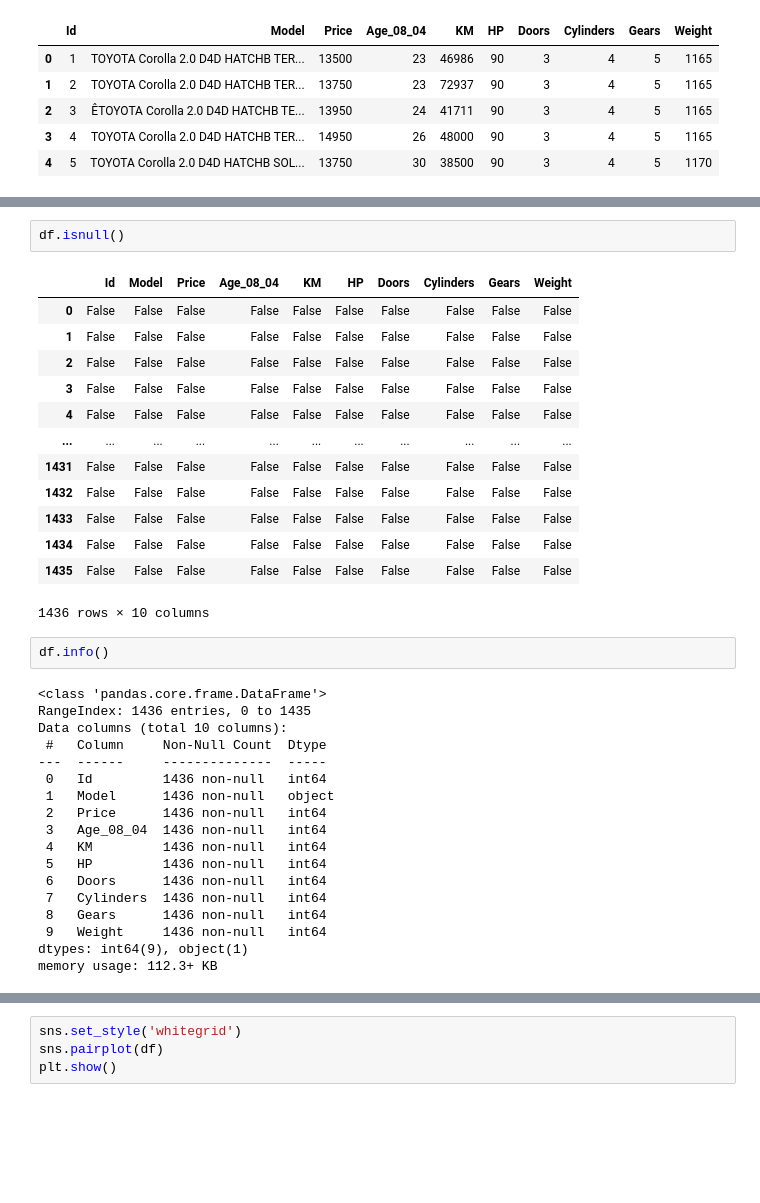
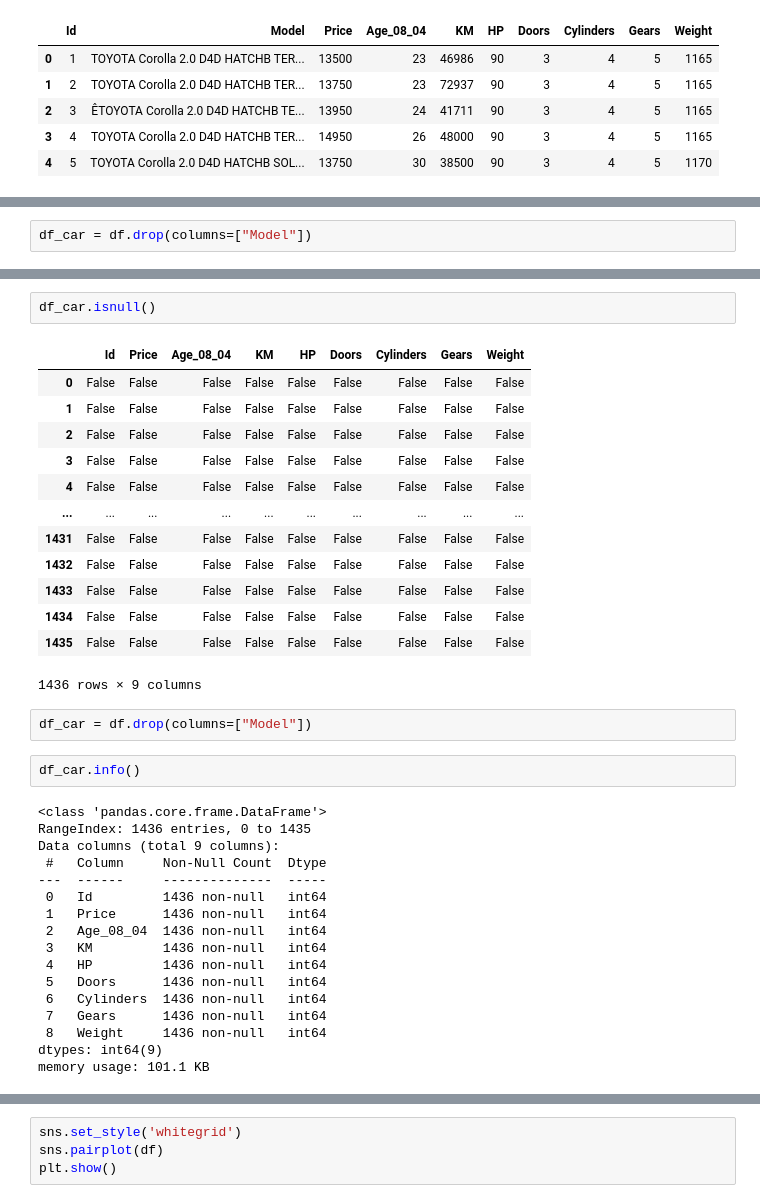
Before and after one commit to Shivani11032006/Daily-work, a Jupyter notebook: Toyoto.ipynb, the cells around one changed output, grey strips where cells are left out. Cells and saved outputs as stored; diff of their text form; blank space fills up the shorter version.

```diff
--- a/Toyoto.ipynb
+++ b/Toyoto.ipynb
@@ -86,0 +79,2 @@ df.corr
+# %%
+df_car = df.drop(columns=["Model"])
@@ -87,37 +94,38 @@ df.corr
 # %%
-df.isnull()
+df_car.isnull()
 # %% [output]
-|  | Id | Model | Price | Age_08_04 | KM | HP | Doors | Cylinders | Gears | Weight |
-| 0 | False | False | False | False | False | False | False | False | False | False |
-| 1 | False | False | False | False | False | False | False | False | False | False |
-| 2 | False | False | False | False | False | False | False | False | False | False |
-| 3 | False | False | False | False | False | False | False | False | False | False |
-| 4 | False | False | False | False | False | False | False | False | False | False |
-| ... | ... | ... | ... | ... | ... | ... | ... | ... | ... | ... |
-| 1431 | False | False | False | False | False | False | False | False | False | False |
-| 1432 | False | False | False | False | False | False | False | False | False | False |
-| 1433 | False | False | False | False | False | False | False | False | False | False |
-| 1434 | False | False | False | False | False | False | False | False | False | False |
-| 1435 | False | False | False | False | False | False | False | False | False | False |
+|  | Id | Price | Age_08_04 | KM | HP | Doors | Cylinders | Gears | Weight |
+| 0 | False | False | False | False | False | False | False | False | False |
+| 1 | False | False | False | False | False | False | False | False | False |
+| 2 | False | False | False | False | False | False | False | False | False |
+| 3 | False | False | False | False | False | False | False | False | False |
+| 4 | False | False | False | False | False | False | False | False | False |
+| ... | ... | ... | ... | ... | ... | ... | ... | ... | ... |
+| 1431 | False | False | False | False | False | False | False | False | False |
+| 1432 | False | False | False | False | False | False | False | False | False |
+| 1433 | False | False | False | False | False | False | False | False | False |
+| 1434 | False | False | False | False | False | False | False | False | False |
+| 1435 | False | False | False | False | False | False | False | False | False |
-1436 rows × 10 columns
+1436 rows × 9 columns
+# %%
+df_car = df.drop(columns=["Model"])
 # %%
-df.info()
+df_car.info()
 # %% [output]
 <class 'pandas.core.frame.DataFrame'>
 RangeIndex: 1436 entries, 0 to 1435
-Data columns (total 10 columns):
+Data columns (total 9 columns):
  #   Column     Non-Null Count  Dtype
 ---  ------     --------------  -----
  0   Id         1436 non-null   int64
- 1   Model      1436 non-null   object
- 2   Price      1436 non-null   int64
- 3   Age_08_04  1436 non-null   int64
- 4   KM         1436 non-null   int64
- 5   HP         1436 non-null   int64
- 6   Doors      1436 non-null   int64
- 7   Cylinders  1436 non-null   int64
- 8   Gears      1436 non-null   int64
- 9   Weight     1436 non-null   int64
-dtypes: int64(9), object(1)
-memory usage: 112.3+ KB
+ 1   Price      1436 non-null   int64
+ 2   Age_08_04  1436 non-null   int64
+ 3   KM         1436 non-null   int64
+ 4   HP         1436 non-null   int64
+ 5   Doors      1436 non-null   int64
+ 6   Cylinders  1436 non-null   int64
+ 7   Gears      1436 non-null   int64
+ 8   Weight     1436 non-null   int64
+dtypes: int64(9)
+memory usage: 101.1 KB
 # %%
```
Also changed, not shown: parts of 19 cells of this notebook.
